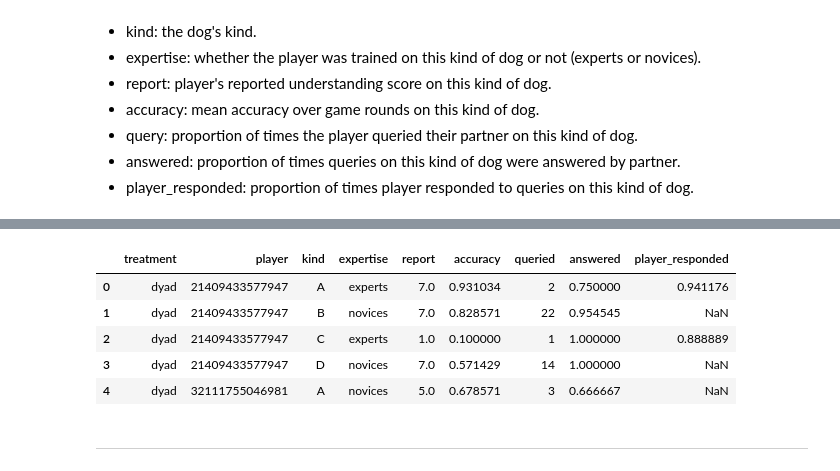
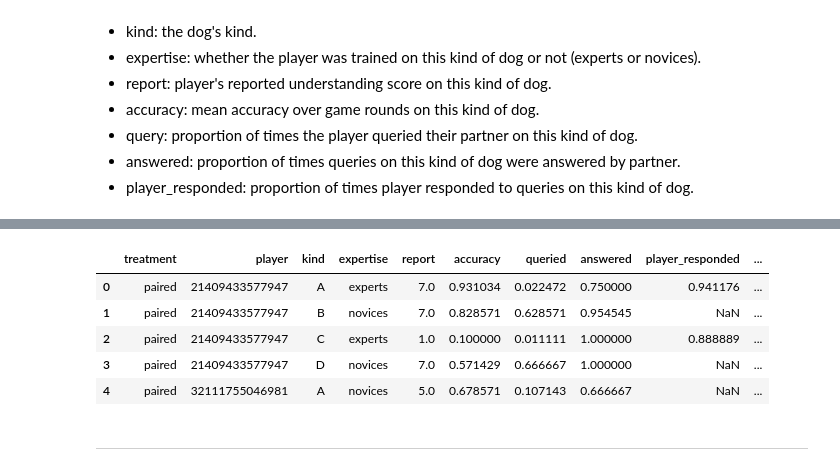
Before and after one commit to Slendercoder/DatosDLL, a Jupyter notebook: 12-16-18-23-27-sept-2019/Analysis/Results.ipynb, the cells around one changed output, grey strips where cells are left out. Saved outputs shown, nothing was run; the diff lists cells and outputs as text; code cells hidden in the pictures.

```diff
--- a/12-16-18-23-27-sept-2019/Analysis/Results.ipynb
+++ b/12-16-18-23-27-sept-2019/Analysis/Results.ipynb
@@ -50,15 +50,15 @@ data.tail()
 | 20733 | dyad | 56364-66850 | 668507302070680 | hound | terrier | Game rounds | 25 | C | C | 1 | ... |
 | 20734 | dyad | 56364-66850 | 668507302070680 | hound | terrier | Game rounds | 25 | D | D | 1 | ... |
 # %%
-reporte_comprension = pd.read_csv('rep-comprension.csv')
+reporte_comprension = pd.read_csv('rep-understanding.csv')
 reporte_comprension.head()
 # %% [output]
-|  | treatment | player | kind | expertise | report | accuracy | queried | answered | player_responded |
-| 0 | dyad | 21409433577947 | A | experts | 7.0 | 0.931034 | 2 | 0.750000 | 0.941176 |
-| 1 | dyad | 21409433577947 | B | novices | 7.0 | 0.828571 | 22 | 0.954545 | NaN |
-| 2 | dyad | 21409433577947 | C | experts | 1.0 | 0.100000 | 1 | 1.000000 | 0.888889 |
-| 3 | dyad | 21409433577947 | D | novices | 7.0 | 0.571429 | 14 | 1.000000 | NaN |
-| 4 | dyad | 32111755046981 | A | novices | 5.0 | 0.678571 | 3 | 0.666667 | NaN |
+|  | treatment | player | kind | expertise | report | accuracy | queried | answered | player_responded | ... |
+| 0 | paired | 21409433577947 | A | experts | 7.0 | 0.931034 | 0.022472 | 0.750000 | 0.941176 | ... |
+| 1 | paired | 21409433577947 | B | novices | 7.0 | 0.828571 | 0.628571 | 0.954545 | NaN | ... |
+| 2 | paired | 21409433577947 | C | experts | 1.0 | 0.100000 | 0.011111 | 1.000000 | 0.888889 | ... |
+| 3 | paired | 21409433577947 | D | novices | 7.0 | 0.571429 | 0.666667 | 1.000000 | NaN | ... |
+| 4 | paired | 32111755046981 | A | novices | 5.0 | 0.678571 | 0.107143 | 0.666667 | NaN | ... |
 # %% [markdown]
 ----
 # %%
```
Also changed, not shown: parts of 14 cells of this notebook, 25 other files.
